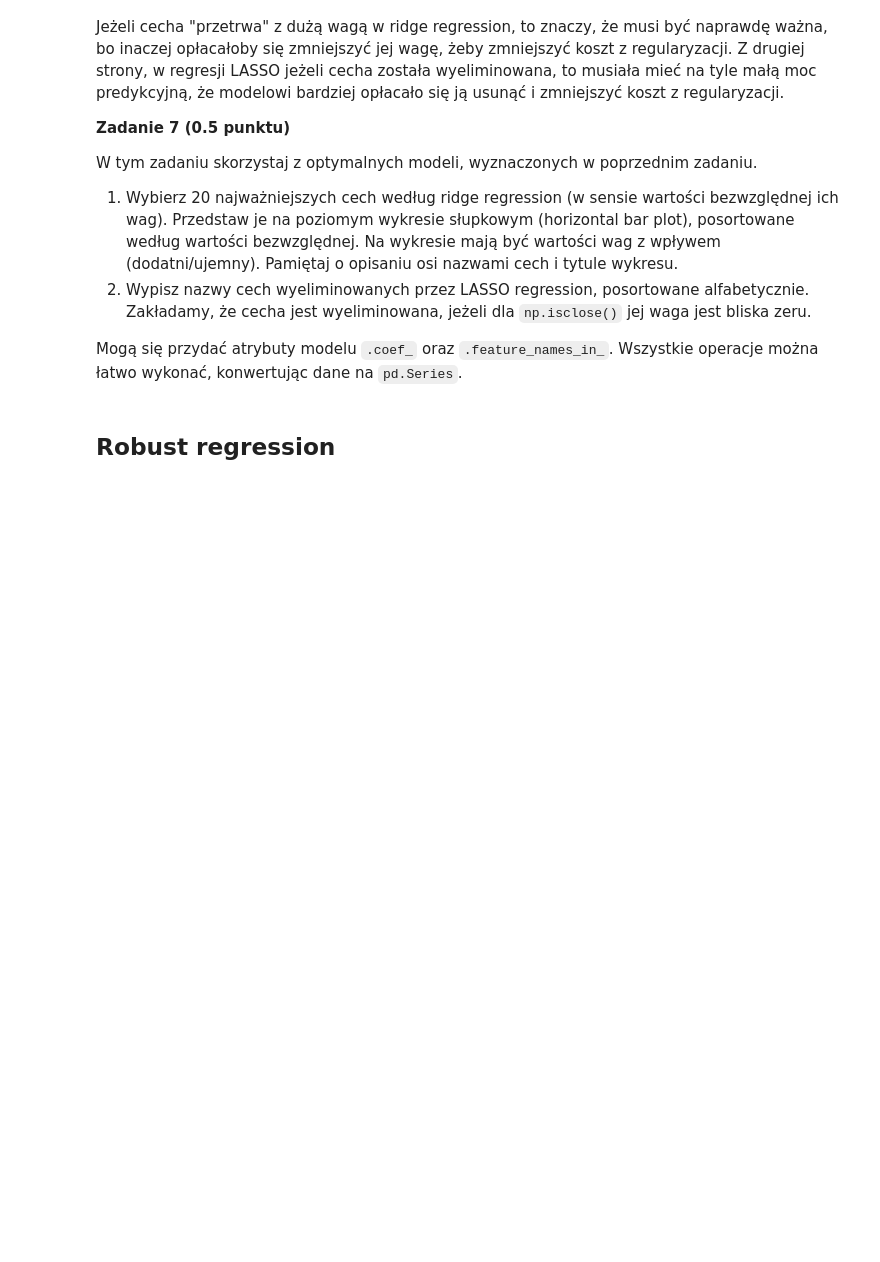
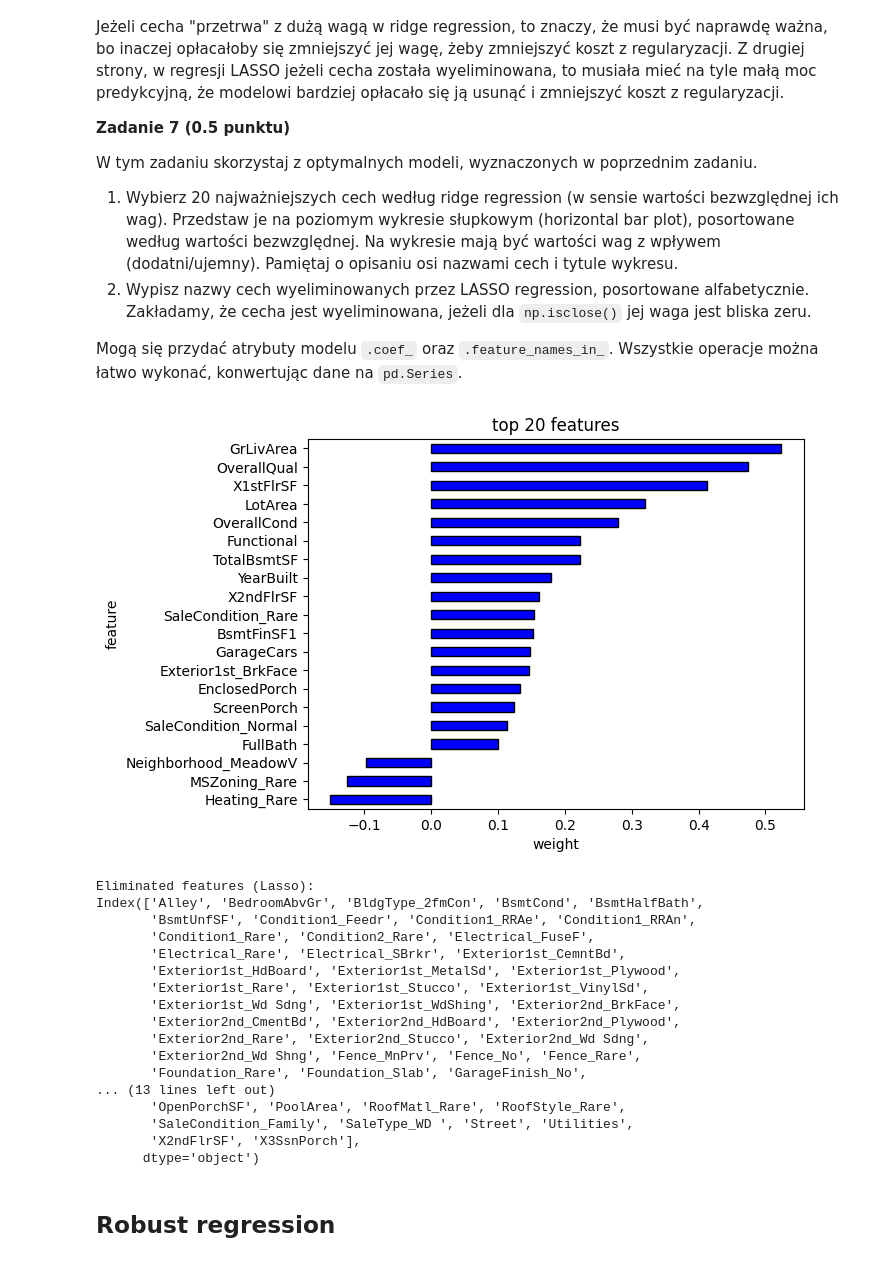
Before and after one commit to kanitsch/pum, a Jupyter notebook: 1-zadanie_domowe/1-zadanie_domowe/notebook.ipynb, the cells around one changed output. Saved outputs shown, nothing was run; the diff lists cells and outputs as text; code cells hidden in the pictures; blank space fills up the shorter version.

```diff
--- a/1-zadanie_domowe/1-zadanie_domowe/notebook.ipynb
+++ b/1-zadanie_domowe/1-zadanie_domowe/notebook.ipynb
@@ -570,6 +654,39 @@ W tym zadaniu skorzystaj z optymalnych modeli, wyznaczonych w poprzednim zadaniu
 2. Wypisz nazwy cech wyeliminowanych przez LASSO regression, posortowane alfabetycznie. Zakładamy, że cecha jest wyeliminowana, jeżeli dla `np.isclose()` jej waga jest bliska zeru.
 
 Mogą się przydać atrybuty modelu `.coef_` oraz `.feature_names_in_`. Wszystkie operacje można łatwo wykonać, konwertując dane na `pd.Series`.
+# %%
+ridge_coeffs=pd.Series(reg_ridge.coef_, index=reg_ridge.feature_names_in_)
+ridge_coeffs=ridge_coeffs.sort_values(key=abs, ascending=False).head(20)
+
+ridge_coeffs.sort_values(ascending=True).plot(kind='barh', color='blue', edgecolor='black')
+plt.title('top 20 features')
+plt.xlabel('weight')
+plt.ylabel('feature')
+plt.show()
+
+lasso_coeffs = pd.Series(reg_lasso.coef_, index=reg_lasso.feature_names_in_)
+eliminated_lasso = lasso_coeffs[np.isclose(lasso_coeffs, 0)].index.sort_values()
+print('Eliminated features (Lasso):')
+print(eliminated_lasso)
+# %% [output]
+[figure, added]
+Eliminated features (Lasso):
+Index(['Alley', 'BedroomAbvGr', 'BldgType_2fmCon', 'BsmtCond', 'BsmtHalfBath',
+       'BsmtUnfSF', 'Condition1_Feedr', 'Condition1_RRAe', 'Condition1_RRAn',
+       'Condition1_Rare', 'Condition2_Rare', 'Electrical_FuseF',
+       'Electrical_Rare', 'Electrical_SBrkr', 'Exterior1st_CemntBd',
+       'Exterior1st_HdBoard', 'Exterior1st_MetalSd', 'Exterior1st_Plywood',
+       'Exterior1st_Rare', 'Exterior1st_Stucco', 'Exterior1st_VinylSd',
+       'Exterior1st_Wd Sdng', 'Exterior1st_WdShing', 'Exterior2nd_BrkFace',
+       'Exterior2nd_CmentBd', 'Exterior2nd_HdBoard', 'Exterior2nd_Plywood',
+       'Exterior2nd_Rare', 'Exterior2nd_Stucco', 'Exterior2nd_Wd Sdng',
+       'Exterior2nd_Wd Shng', 'Fence_MnPrv', 'Fence_No', 'Fence_Rare',
+       'Foundation_Rare', 'Foundation_Slab', 'GarageFinish_No',
+... (13 lines left out)
+       'OpenPorchSF', 'PoolArea', 'RoofMatl_Rare', 'RoofStyle_Rare',
+       'SaleCondition_Family', 'SaleType_WD ', 'Street', 'Utilities',
+       'X2ndFlrSF', 'X3SsnPorch'],
+      dtype='object')
 # %% [markdown]
 ## Robust regression
 # %% [markdown]
```
Also changed, not shown: parts of 18 cells of this notebook.
